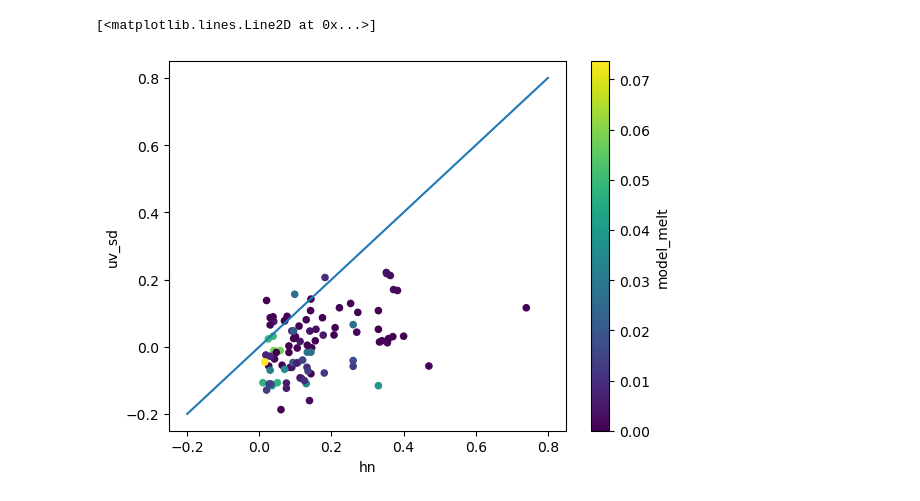
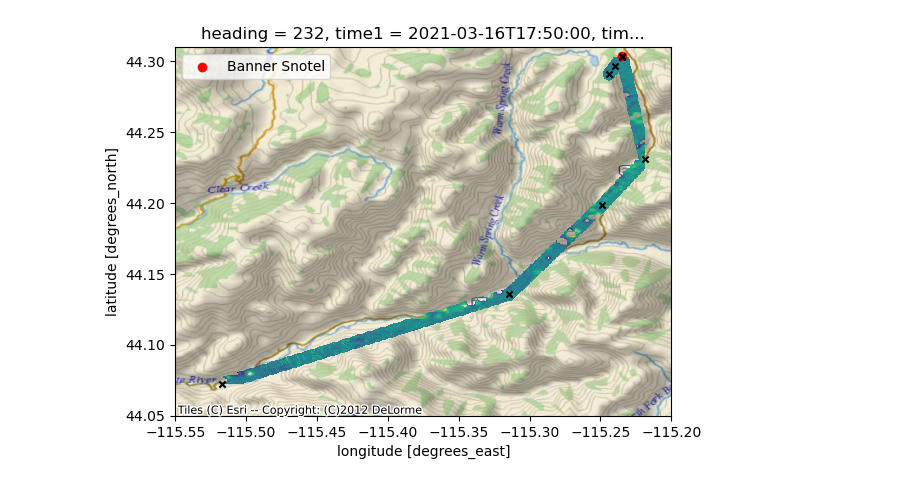
Before and after one commit to ZachHoppinen/uavsar-validation, a Jupyter notebook: src/compare/interval/main_interval.ipynb, the cells around one changed output. Cells and saved outputs as stored; diff of their text form; code cells hidden in the pictures.

```diff
--- a/src/compare/interval/main_interval.ipynb
+++ b/src/compare/interval/main_interval.ipynb
@@ -80,6 +70,23 @@ plt.ylim(-0.04, 0.07)
-# %%
-interval[interval.swe > 0].plot.scatter(x = 'hn', y = 'uv_sd', c = 'model_melt')
-plt.plot([-0.2, 0.8],[-0.2, 0.8])
-# %% [output]
-[<matplotlib.lines.Line2D at 0x...>]
-[figure, removed]
+# %%
+from shapely.geometry import LineString
+geom = []
+for g1, g2 in zip(flight_boards.geometry.iloc[:-1], flight_boards.geometry.iloc[1:]):
+    geom.append(LineString([g1, g2]))
+buffer= gpd.GeoDataFrame({'geometry':geom}).buffer(5*tol)
+# %%
+import contextily as ctx
+fig, ax = plt.subplots()
+ds_site['int_swe'].rio.clip(buffer.geometry.values, crs= 'EPSG:4326').plot(ax = ax, cmap = 'viridis', add_colorbar = False)
+
+x, y =insitu[insitu['site_name'] == 'Banner Snotel'].iloc[0].geometry.xy
+ax.scatter(x, y, label = 'Banner Snotel', color = 'red')
+
+flight_boards.plot(ax = ax, marker = 'x', color = 'black', markersize = 20)
+
+ax.set_xlim(-115.55, -115.2)
+ax.set_ylim(44.05, 44.31)
+ax.legend()
+ctx.add_basemap(ax = ax, crs = 'EPSG:4326', source= ctx.providers.Esri.DeLorme, zoom = 11)
+plt.savefig('/bsuhome/zacharykeskinen/uavsar-validation/figures/interval/lowman_orographic_map.png')
+# %% [output]
+[figure, added]
```
Also changed, not shown: parts of 5 cells of this notebook, 14 other files.
